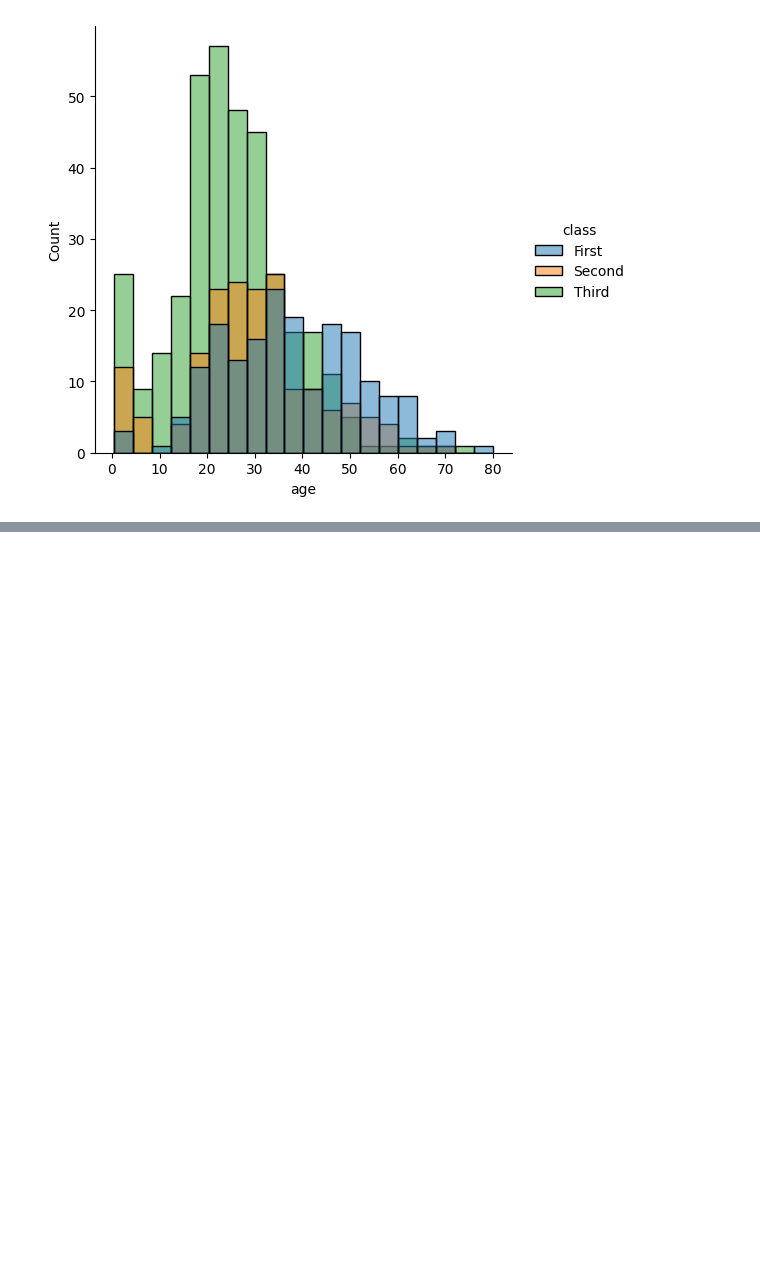
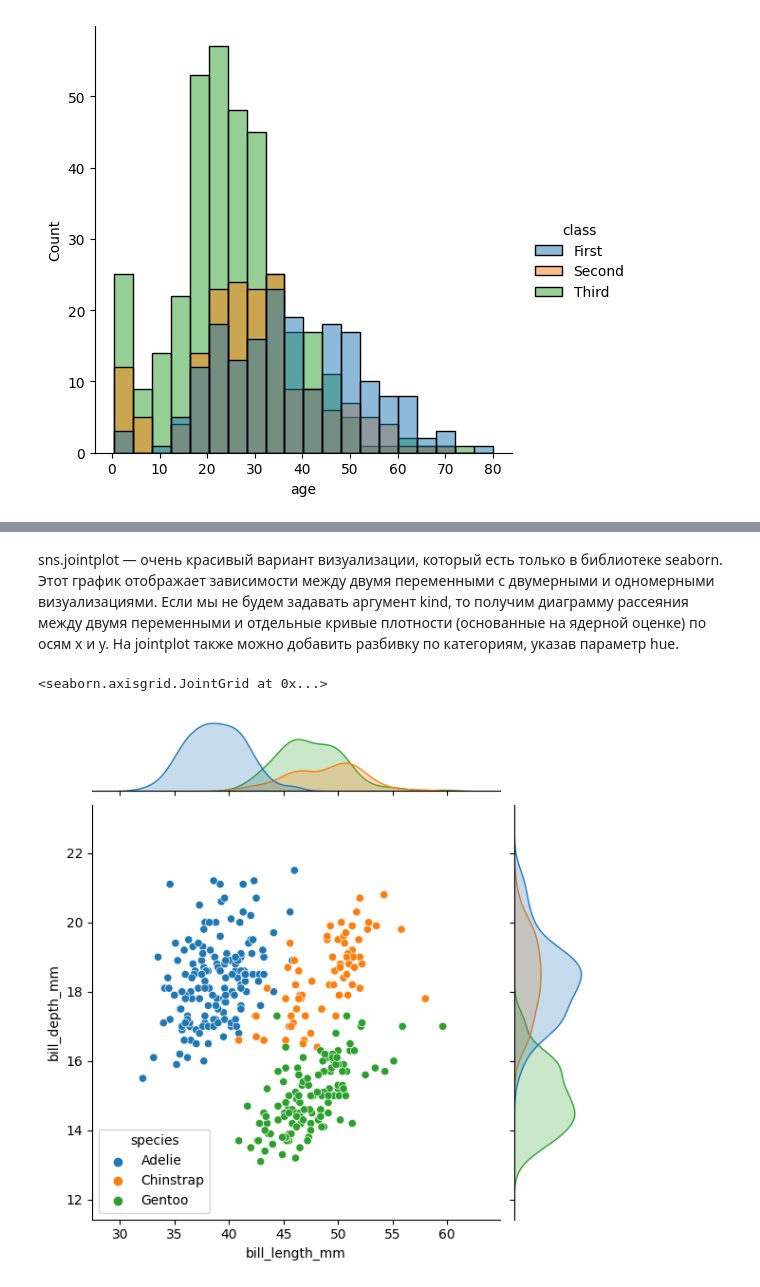
Before and after one commit to NikitaVenediktov/My_education, a Jupyter notebook: Python/itertools/seaborn_karpov.ipynb, the cells around one changed output, grey strips where cells are left out. Drawn from its saved outputs; the diff is of its cells as text; code cells hidden in the pictures; blank space fills up the shorter version.

```diff
--- a/Python/itertools/seaborn_karpov.ipynb
+++ b/Python/itertools/seaborn_karpov.ipynb
@@ -82,0 +99,7 @@ sns.displot(titanic, x="age", hue='class')
+# %% [markdown]
+sns.jointplot — очень красивый вариант визуализации, который есть только в библиотеке seaborn. Этот график отображает зависимости между двумя переменными с двумерными и одномерными визуализациями. Если мы не будем задавать аргумент kind, то получим диаграмму рассеяния между двумя переменными и отдельные кривые плотности (основанные на ядерной оценке) по осям x и y. На jointplot также можно добавить разбивку по категориям, указав параметр hue.
+# %%
+sns.jointplot(data=penguins, x="bill_length_mm", y="bill_depth_mm", hue="species")
+# %% [output]
+<seaborn.axisgrid.JointGrid at 0x...>
+[figure, added]
```
Also changed, not shown: parts of 18 cells of this notebook.
